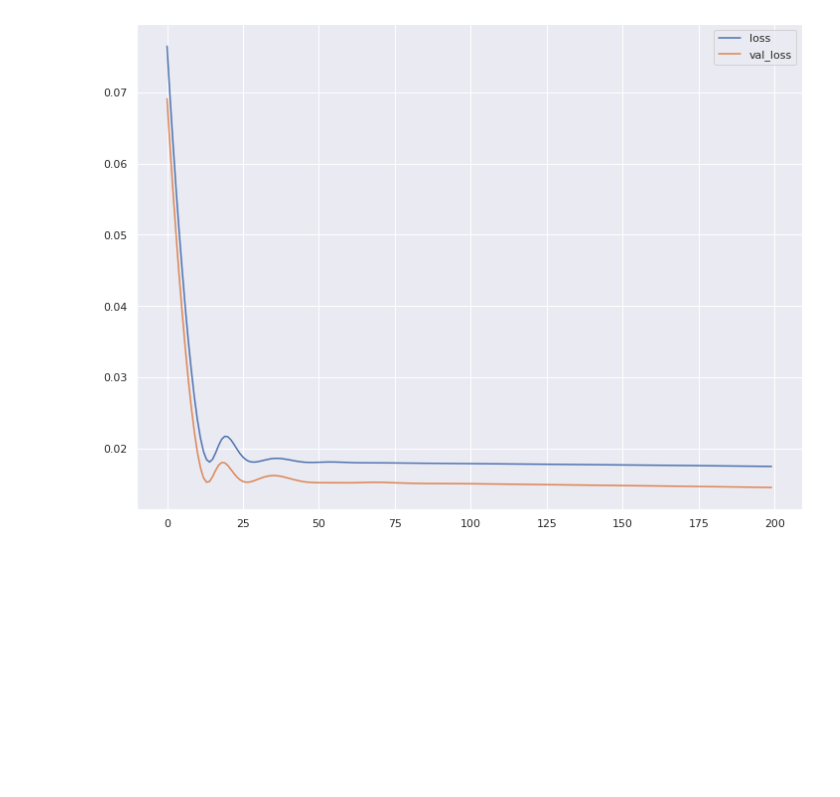
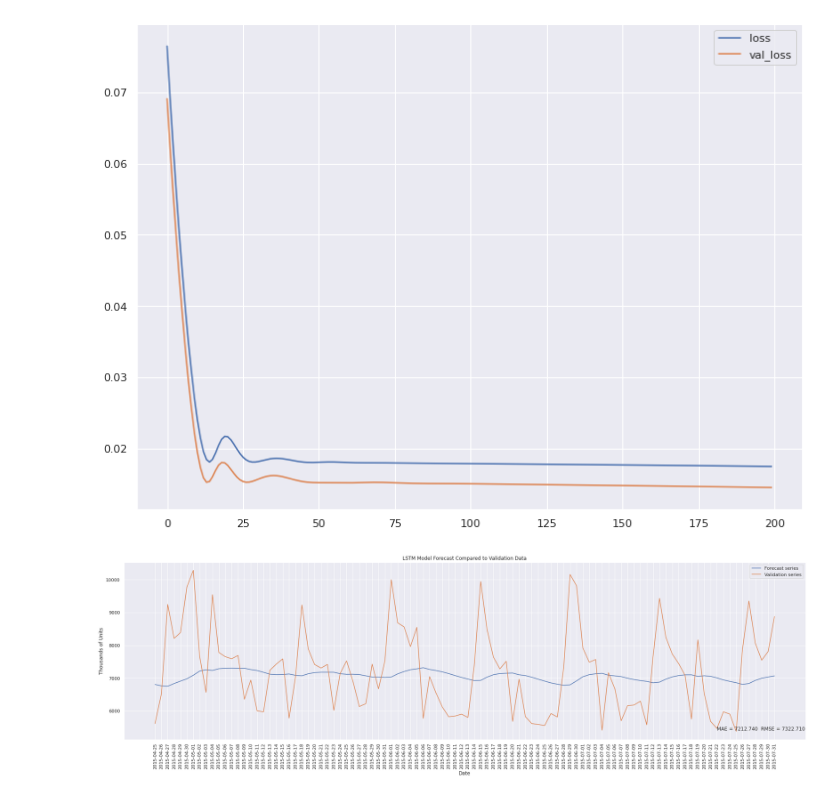
Before and after one commit to nebasam/Forecasting-Sales, a Jupyter notebook: notebooks/rossman_time_analysis.ipynb, the cells around one changed output. Drawn from its saved outputs; the diff is of its cells as text; code cells hidden in the pictures; blank space fills up the shorter version.

Commit message:
Forecast model

```diff
--- a/notebooks/rossman_time_analysis.ipynb
+++ b/notebooks/rossman_time_analysis.ipynb
@@ -385,3 +385,7 @@ WARNING:absl:Found untraced functions such as lstm_cell_layer_call_fn, lstm_cell
 INFO:tensorflow:Assets written to: /tmp/tmprz321avz/model/data/model/assets
 INFO:tensorflow:Assets written to: /tmp/tmprz321avz/model/data/model/assets
 [figure]
+# %%
+forecast, fig, MAE, RMSE = t.model_forecast_test(model2)
+# %% [output]
+[figure, added]
```
